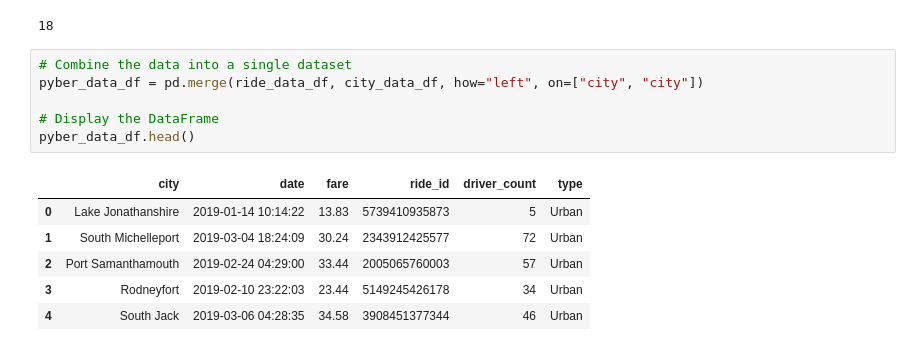
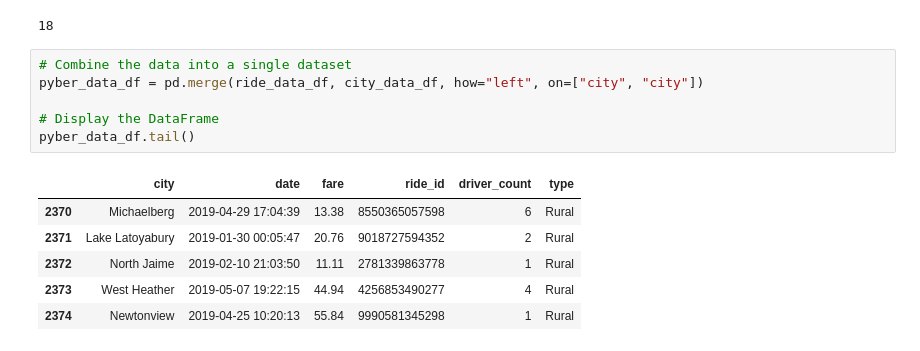
Before and after one commit to kojo0501/PyBer_Analysis, a Jupyter notebook: PyBer.ipynb, the cells around one changed output. Saved outputs shown, nothing was run; the diff lists cells and outputs as text.

```diff
--- a/PyBer.ipynb
+++ b/PyBer.ipynb
@@ -112,13 +112,13 @@ sum(city_data_df["type"]=="Rural")
 # %%
 # Combine the data into a single dataset
 pyber_data_df = pd.merge(ride_data_df, city_data_df, how="left", on=["city", "city"])
 
 # Display the DataFrame
-pyber_data_df.head()
+pyber_data_df.tail()
 # %% [output]
 |  | city | date | fare | ride_id | driver_count | type |
-| 0 | Lake Jonathanshire | 2019-01-14 10:14:22 | 13.83 | 5739410935873 | 5 | Urban |
-| 1 | South Michelleport | 2019-03-04 18:24:09 | 30.24 | 2343912425577 | 72 | Urban |
-| 2 | Port Samanthamouth | 2019-02-24 04:29:00 | 33.44 | 2005065760003 | 57 | Urban |
-| 3 | Rodneyfort | 2019-02-10 23:22:03 | 23.44 | 5149245426178 | 34 | Urban |
-| 4 | South Jack | 2019-03-06 04:28:35 | 34.58 | 3908451377344 | 46 | Urban |
+| 2370 | Michaelberg | 2019-04-29 17:04:39 | 13.38 | 8550365057598 | 6 | Rural |
+| 2371 | Lake Latoyabury | 2019-01-30 00:05:47 | 20.76 | 9018727594352 | 2 | Rural |
+| 2372 | North Jaime | 2019-02-10 21:03:50 | 11.11 | 2781339863778 | 1 | Rural |
+| 2373 | West Heather | 2019-05-07 19:22:15 | 44.94 | 4256853490277 | 4 | Rural |
+| 2374 | Newtonview | 2019-04-25 10:20:13 | 55.84 | 9990581345298 | 1 | Rural |
```
Also changed, not shown: parts of 16 cells of this notebook, 4 other files.
